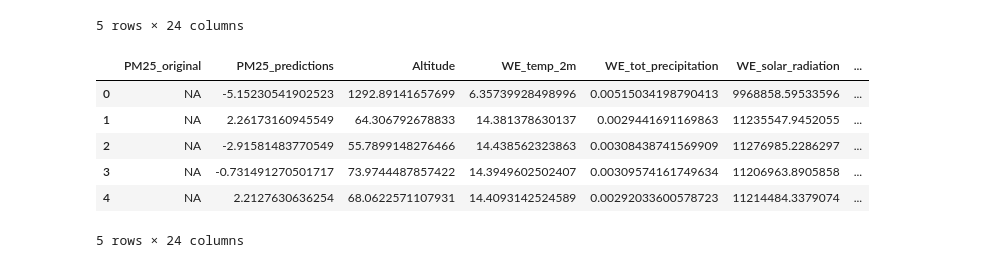
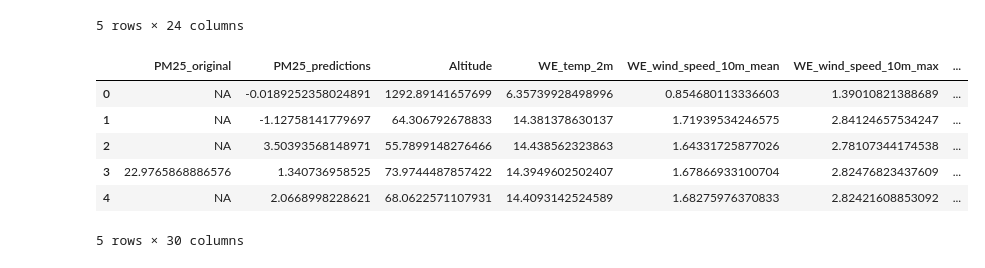
Before and after one commit to Andrea01Fraschini/SBARTProject, a Jupyter notebook: notebooks/output_analysis.ipynb, the cells around one changed output. Cells and saved outputs as stored; diff of their text form; code cells hidden in the pictures.

```diff
--- a/notebooks/output_analysis.ipynb
+++ b/notebooks/output_analysis.ipynb
@@ -16,17 +17,17 @@ map.head()
 | 4 | 72 | 6c49be44-c6c3-497f-8dcb-2f4b5c8f9753 | L788 | 03018175 | VERRUA PO | 18 | PAVIA | PV | None | None | ... |
 5 rows × 24 columns
 # %%
-model_file_name = "../output/Model_Gen2018_30wind_10m_0.csv"
+model_file_name = "../output/2019_04_to_12_model_30wind_10m_0.csv"
 model_data = gpd.read_file(model_file_name)
 model_data.head()
 # %% [output]
-|  | PM25_original | PM25_predictions | Altitude | WE_temp_2m | WE_tot_precipitation | WE_solar_radiation | ... |
-| 0 | NA | -5.15230541902523 | 1292.89141657699 | 6.35739928498996 | 0.00515034198790413 | 9968858.59533596 | ... |
-| 1 | NA | 2.26173160945549 | 64.306792678833 | 14.381378630137 | 0.0029441691169863 | 11235547.9452055 | ... |
-| 2 | NA | -2.91581483770549 | 55.7899148276466 | 14.438562323863 | 0.00308438741569909 | 11276985.2286297 | ... |
-| 3 | NA | -0.731491270501717 | 73.9744487857422 | 14.3949602502407 | 0.00309574161749634 | 11206963.8905858 | ... |
-| 4 | NA | 2.2127630636254 | 68.0622571107931 | 14.4093142524589 | 0.00292033600578723 | 11214484.3379074 | ... |
+|  | PM25_original | PM25_predictions | Altitude | WE_temp_2m | WE_wind_speed_10m_mean | WE_wind_speed_10m_max | ... |
+| 0 | NA | -0.0189252358024891 | 1292.89141657699 | 6.35739928498996 | 0.854680113336603 | 1.39010821388689 | ... |
+| 1 | NA | -1.12758141779697 | 64.306792678833 | 14.381378630137 | 1.71939534246575 | 2.84124657534247 | ... |
+| 2 | NA | 3.50393568148971 | 55.7899148276466 | 14.438562323863 | 1.64331725877026 | 2.78107344174538 | ... |
+| 3 | 22.9765868886576 | 1.340736958525 | 73.9744487857422 | 14.3949602502407 | 1.67866933100704 | 2.82476823437609 | ... |
+| 4 | NA | 2.0668998228621 | 68.0622571107931 | 14.4093142524589 | 1.68275976370833 | 2.82421608853092 | ... |
-5 rows × 24 columns
+5 rows × 30 columns
 # %%
 geometry_cols = map[["NOME_COM", "geometry"]]
 merged_df = pd.merge(model_data, geometry_cols, left_on="Municipality_Name", right_on="NOME_COM", how="inner")
```
Also changed, not shown: parts of 4 cells of this notebook, 2 other files.
